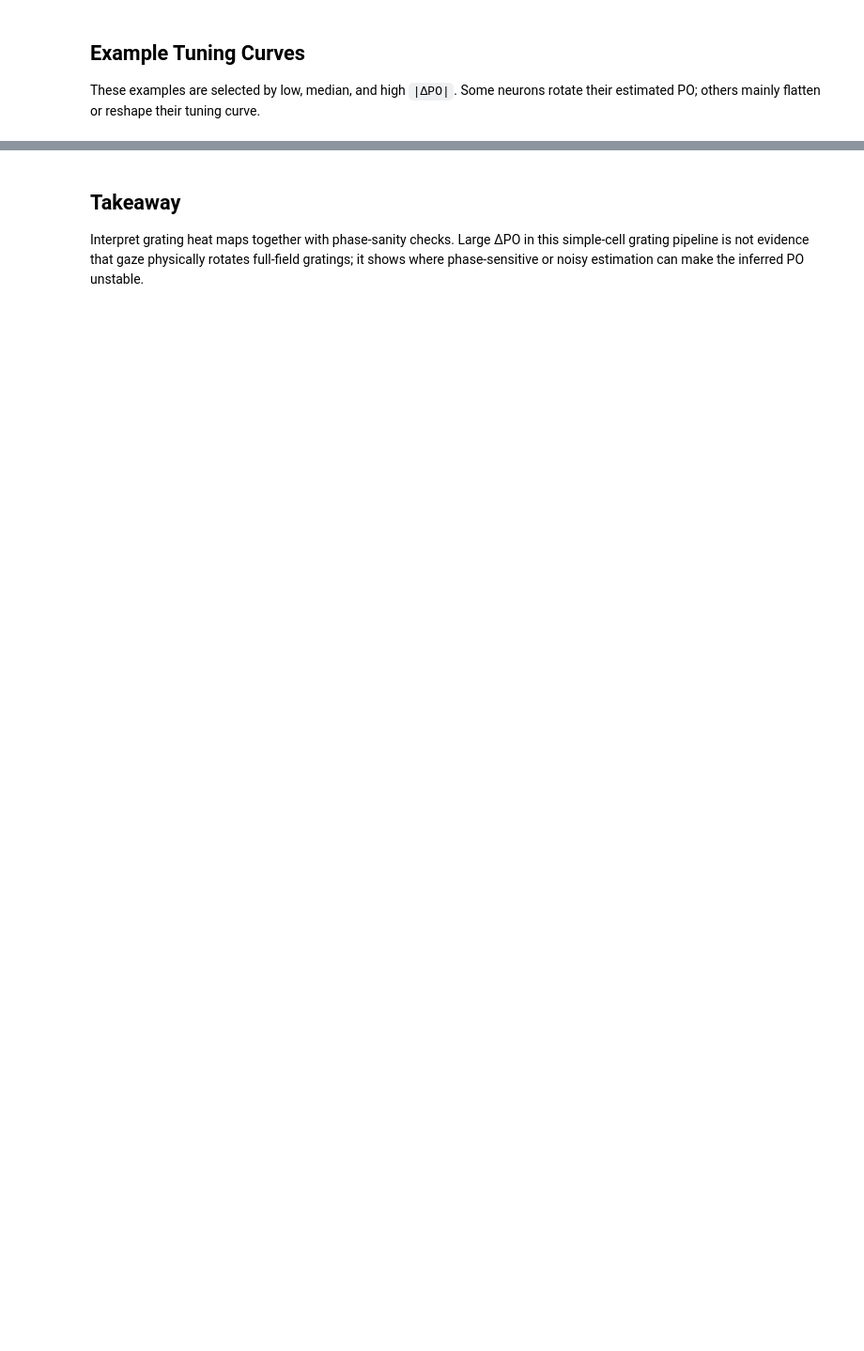
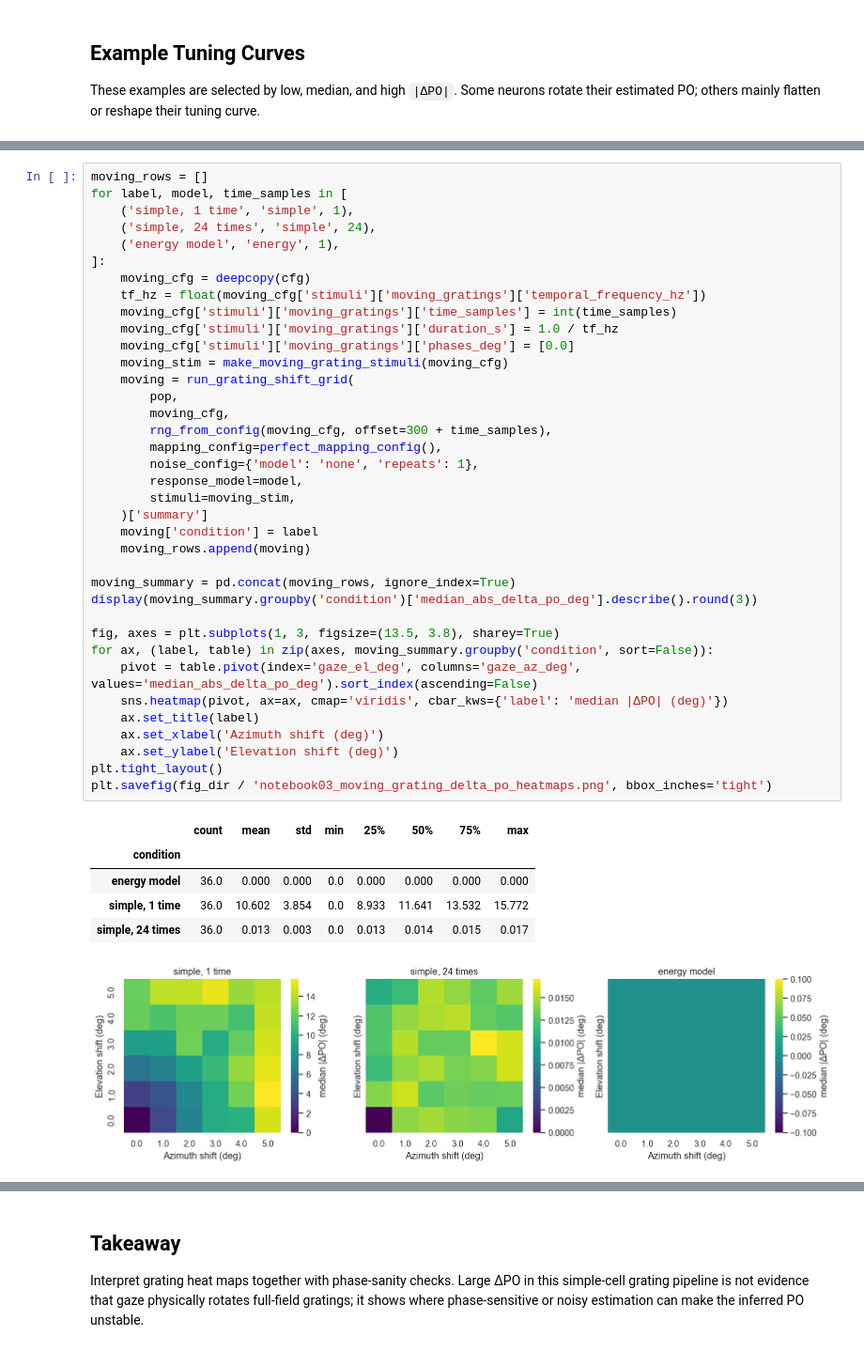
Before and after one commit to trose-neuro/model-gabordrift, a Jupyter notebook: notebooks/03_gaze_shift_heatmaps.ipynb, the cells around one changed output, grey strips where cells are left out. Shown at 94% size. Cells and saved outputs as stored; diff of their text form; blank space fills up the shorter version.

```diff
--- a/notebooks/03_gaze_shift_heatmaps.ipynb
+++ b/notebooks/03_gaze_shift_heatmaps.ipynb
@@ -74,0 +100,44 @@ plt.savefig(fig_dir / 'notebook03_example_tuning_curves.png', bbox_inches='tight
+# %%
+moving_rows = []
+for label, model, time_samples in [
+    ('simple, 1 time', 'simple', 1),
+    ('simple, 24 times', 'simple', 24),
+    ('energy model', 'energy', 1),
+]:
+    moving_cfg = deepcopy(cfg)
+    tf_hz = float(moving_cfg['stimuli']['moving_gratings']['temporal_frequency_hz'])
+    moving_cfg['stimuli']['moving_gratings']['time_samples'] = int(time_samples)
+    moving_cfg['stimuli']['moving_gratings']['duration_s'] = 1.0 / tf_hz
+    moving_cfg['stimuli']['moving_gratings']['phases_deg'] = [0.0]
+    moving_stim = make_moving_grating_stimuli(moving_cfg)
+    moving = run_grating_shift_grid(
+        pop,
+        moving_cfg,
+        rng_from_config(moving_cfg, offset=300 + time_samples),
+        mapping_config=perfect_mapping_config(),
+        noise_config={'model': 'none', 'repeats': 1},
+        response_model=model,
+        stimuli=moving_stim,
+    )['summary']
+    moving['condition'] = label
+    moving_rows.append(moving)
+
+moving_summary = pd.concat(moving_rows, ignore_index=True)
+display(moving_summary.groupby('condition')['median_abs_delta_po_deg'].describe().round(3))
+
+fig, axes = plt.subplots(1, 3, figsize=(13.5, 3.8), sharey=True)
+for ax, (label, table) in zip(axes, moving_summary.groupby('condition', sort=False)):
+    pivot = table.pivot(index='gaze_el_deg', columns='gaze_az_deg', values='median_abs_delta_po_deg').sort_index(ascending=False)
+    sns.heatmap(pivot, ax=ax, cmap='viridis', cbar_kws={'label': 'median |ΔPO| (deg)'})
+    ax.set_title(label)
+    ax.set_xlabel('Azimuth shift (deg)')
+    ax.set_ylabel('Elevation shift (deg)')
+plt.tight_layout()
+plt.savefig(fig_dir / 'notebook03_moving_grating_delta_po_heatmaps.png', bbox_inches='tight')
+# %% [output]
+|  | count | mean | std | min | 25% | 50% | 75% | max |
+| condition |  |  |  |  |  |  |  |  |
+| energy model | 36.0 | 0.000 | 0.000 | 0.0 | 0.000 | 0.000 | 0.000 | 0.000 |
+| simple, 1 time | 36.0 | 10.602 | 3.854 | 0.0 | 8.933 | 11.641 | 13.532 | 15.772 |
+| simple, 24 times | 36.0 | 0.013 | 0.003 | 0.0 | 0.013 | 0.014 | 0.015 | 0.017 |
+[figure, added]
```
Also changed, not shown: parts of 6 cells of this notebook, 21 other files.
